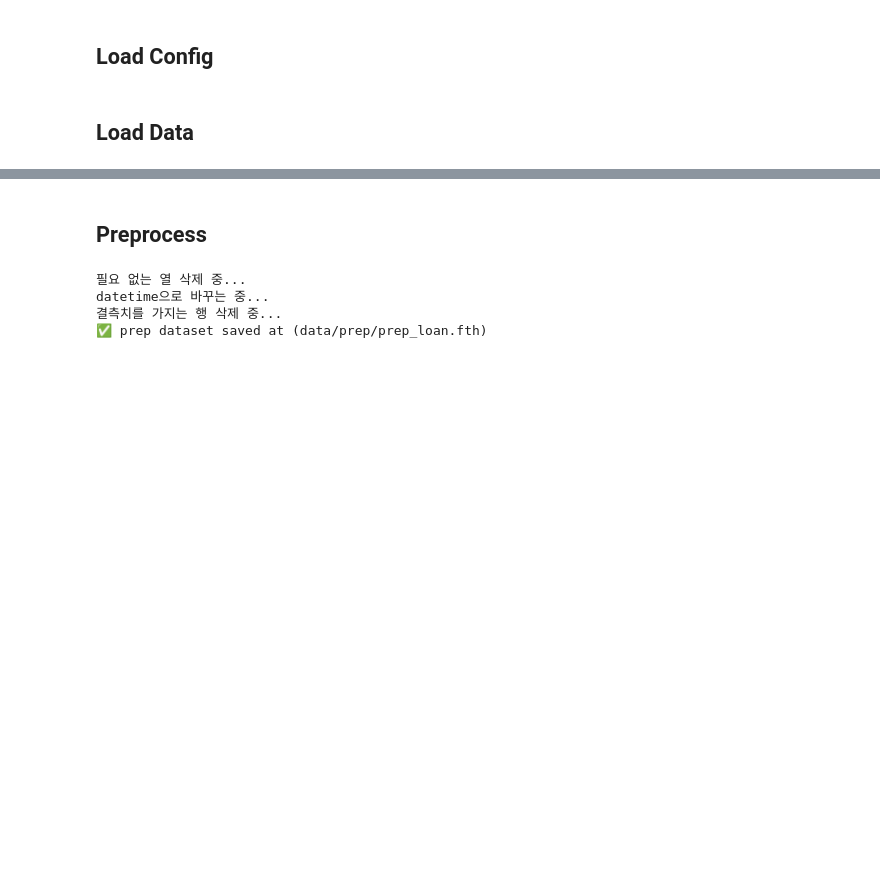
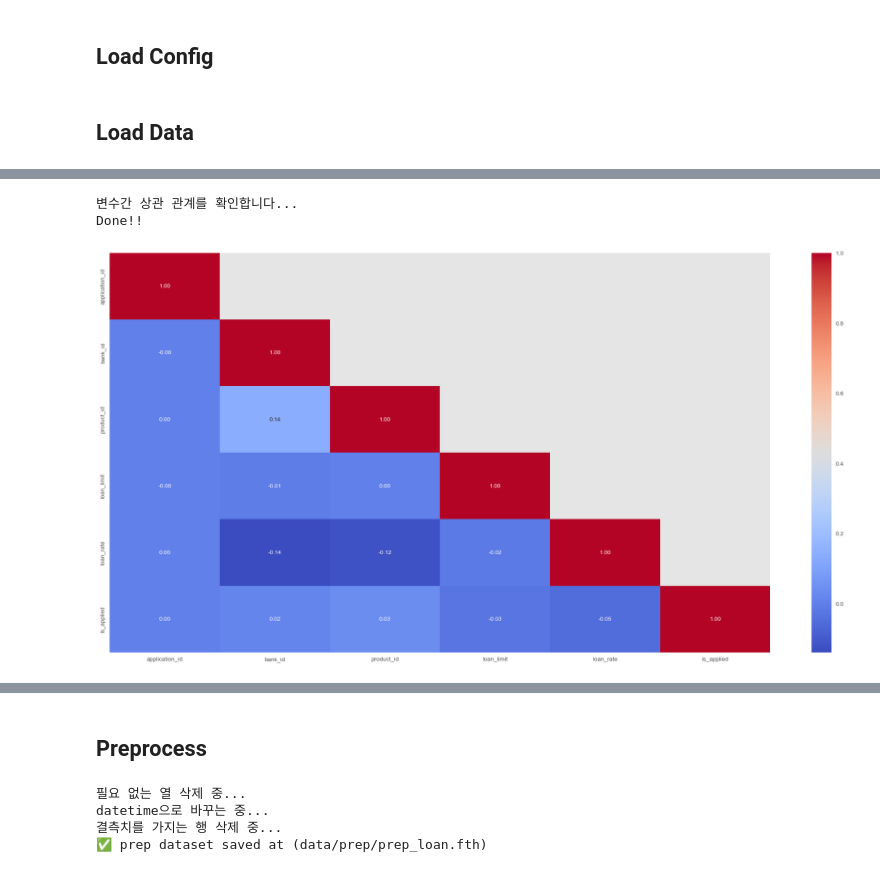
Before and after one commit to paragonyun/2022_bigcontest, a Jupyter notebook: main_test.ipynb, the cells around one changed output, grey strips where cells are left out. Drawn from its saved outputs; the diff is of its cells as text; code cells hidden in the pictures; blank space fills up the shorter version.

```diff
--- a/main_test.ipynb
+++ b/main_test.ipynb
@@ -52,0 +83,6 @@ cofix_df = loader.run('cofix.csv')
+# %%
+loan_eda.check_corr()
+# %% [output]
+변수간 상관 관계를 확인합니다...
+Done!!
+[figure, added]
```
Also changed, not shown: parts of 32 cells of this notebook.
